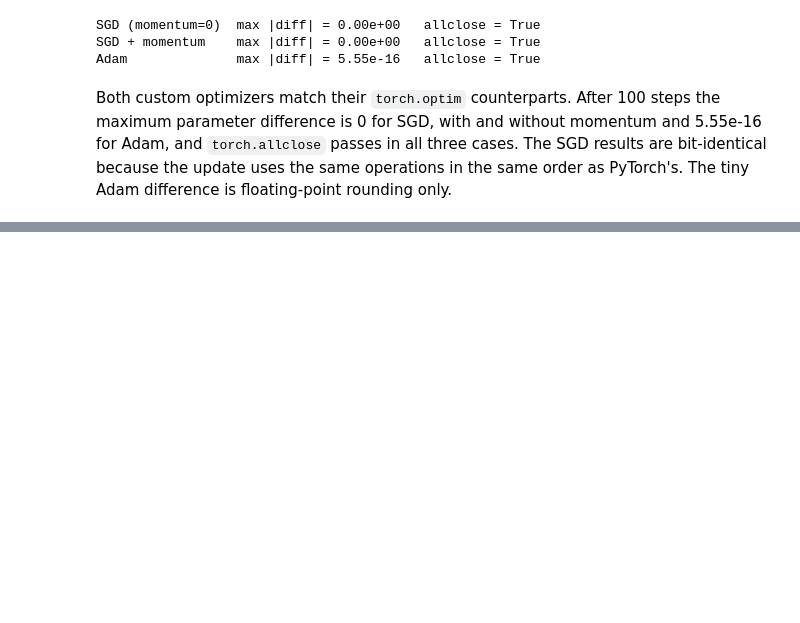
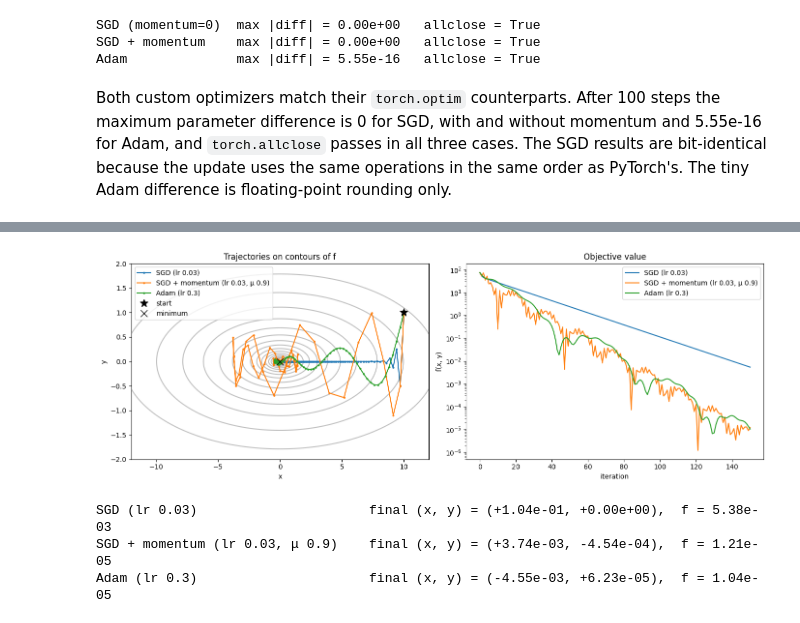
Before and after one commit to NethmiAmasha/Deep-Learning-for-Vision, a Jupyter notebook: EN4554_AS02.ipynb, the cells around one changed output, grey strips where cells are left out. Drawn from its saved outputs; the diff is of its cells as text; code cells hidden in the pictures; blank space fills up the shorter version.

Commit message:
Plotting the trajectories of SGD, SGD with momentum, and Adam

```diff
--- a/EN4554_AS02.ipynb
+++ b/EN4554_AS02.ipynb
@@ -482,0 +513,32 @@ Both custom optimizers match their `torch.optim` counterparts. After 100 steps t
+# %%
+# plots
+fig, ax = plt.subplots(1, 2, figsize=(14, 5))
+
+# contours and trajectories
+xs, ys = np.linspace(-12, 12, 400), np.linspace(-2, 2, 400)
+X, Y = np.meshgrid(xs, ys)
+Z = 0.5 * (X ** 2 + 50 * Y ** 2)
+ax[0].contour(X, Y, Z, levels=np.geomspace(0.1, 80, 15), colors="gray", alpha=0.5)
+for name, path in paths.items():
+    ax[0].plot(path[:, 0], path[:, 1], marker=".", markersize=4, label=name)
+ax[0].plot(*paths["Adam (lr 0.3)"][0], "k*", markersize=12, label="start")
+ax[0].plot(0, 0, "kx", markersize=10, label="minimum")
+ax[0].set(xlabel="x", ylabel="y", title="Trajectories on contours of f")
+ax[0].legend()
+
+# f vs iteration
+for name, path in paths.items():
+    ax[1].plot(0.5 * (path[:, 0] ** 2 + 50 * path[:, 1] ** 2), label=name)
+ax[1].set(yscale="log", xlabel="iteration", ylabel="f(x, y)", title="Objective value")
+ax[1].legend()
+
+plt.tight_layout()
+plt.show()
+
+for name, path in paths.items():
+    print(f"{name:34s} final (x, y) = ({path[-1,0]:+.2e}, {path[-1,1]:+.2e}),  f = {0.5*(path[-1,0]**2 + 50*path[-1,1]**2):.2e}")
+# %% [output]
+[figure, added]
+SGD (lr 0.03)                      final (x, y) = (+1.04e-01, +0.00e+00),  f = 5.38e-03
+SGD + momentum (lr 0.03, μ 0.9)    final (x, y) = (+3.74e-03, -4.54e-04),  f = 1.21e-05
+Adam (lr 0.3)                      final (x, y) = (-4.55e-03, +6.23e-05),  f = 1.04e-05
```
Also changed, not shown: parts of 3 cells of this notebook.
